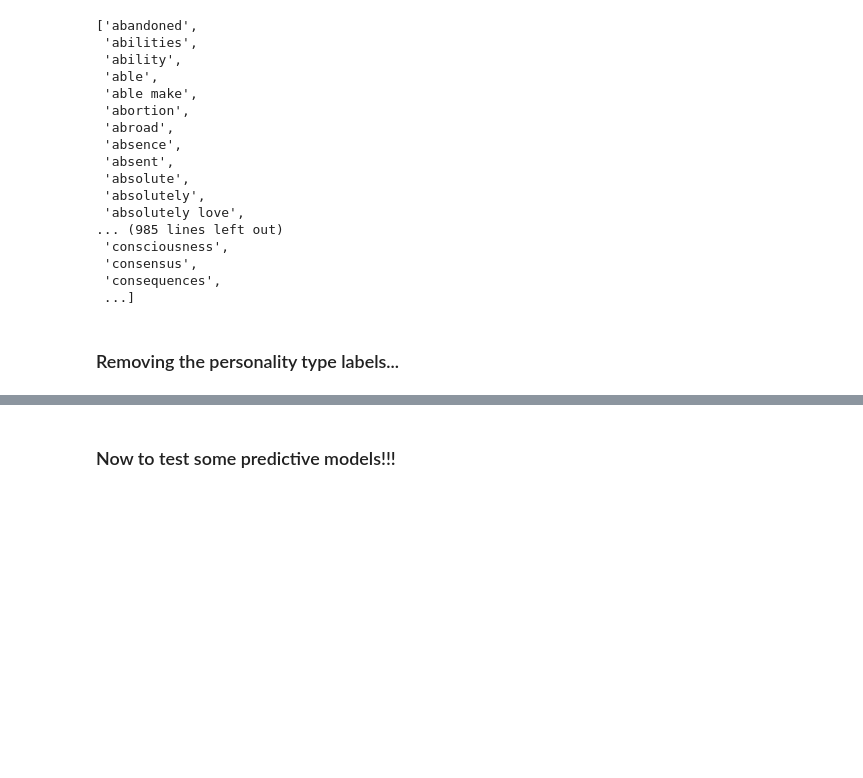
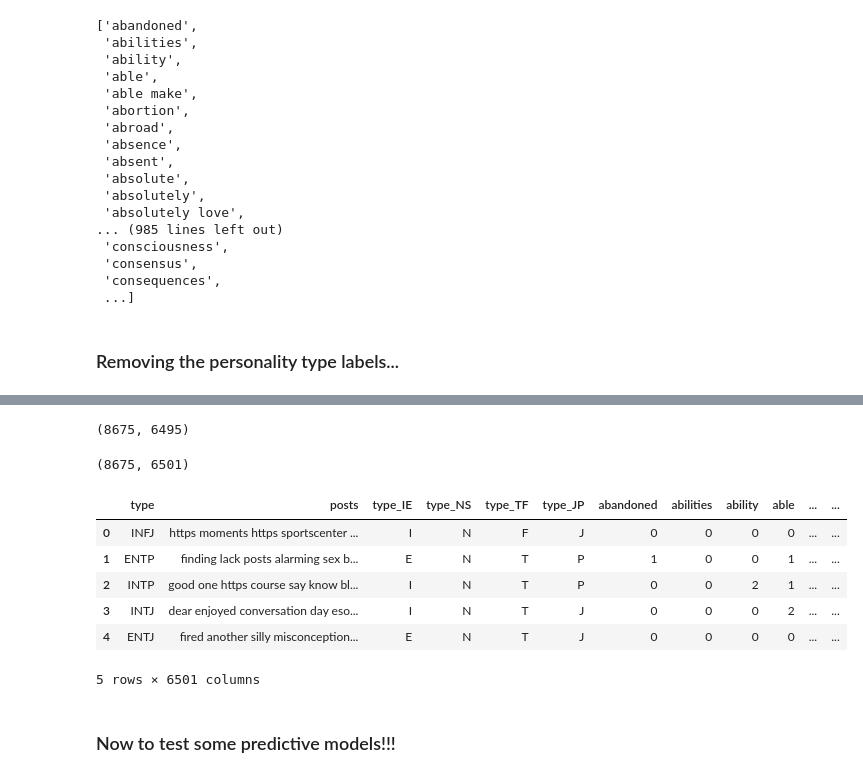
Before and after one commit to VincentG123/ThinkfulBootcamp, a Jupyter notebook: FinalCapstoneMyersBriggsPersonalityTests.ipynb, the cells around one changed output, grey strips where cells are left out. Cells and saved outputs as stored; diff of their text form; code cells hidden in the pictures; blank space fills up the shorter version.

```diff
--- a/FinalCapstoneMyersBriggsPersonalityTests.ipynb
+++ b/FinalCapstoneMyersBriggsPersonalityTests.ipynb
@@ -243,3 +243,22 @@ feature_matrix.head()
+# %%
+feature_matrix.shape
+# %% [output]
+(8675, 6495)
+# %%
+merged = pd.concat([data, feature_matrix], axis=1)
+merged.shape
+# %% [output]
+(8675, 6501)
+# %%
+merged.head()
+# %% [output]
+|  | type | posts | type_IE | type_NS | type_TF | type_JP | abandoned | abilities | ability | able | ... | ... |
+| 0 | INFJ | https moments https sportscenter ... | I | N | F | J | 0 | 0 | 0 | 0 | ... | ... |
+| 1 | ENTP | finding lack posts alarming sex b... | E | N | T | P | 1 | 0 | 0 | 1 | ... | ... |
+| 2 | INTP | good one https course say know bl... | I | N | T | P | 0 | 0 | 2 | 1 | ... | ... |
+| 3 | INTJ | dear enjoyed conversation day eso... | I | N | T | J | 0 | 0 | 0 | 2 | ... | ... |
+| 4 | ENTJ | fired another silly misconception... | E | N | T | J | 0 | 0 | 0 | 0 | ... | ... |
+5 rows × 6501 columns
 # %% [markdown]
 ### Now to test some predictive models!!!
 # %%
```
Also changed, not shown: parts of 22 cells of this notebook, 1 other file.
